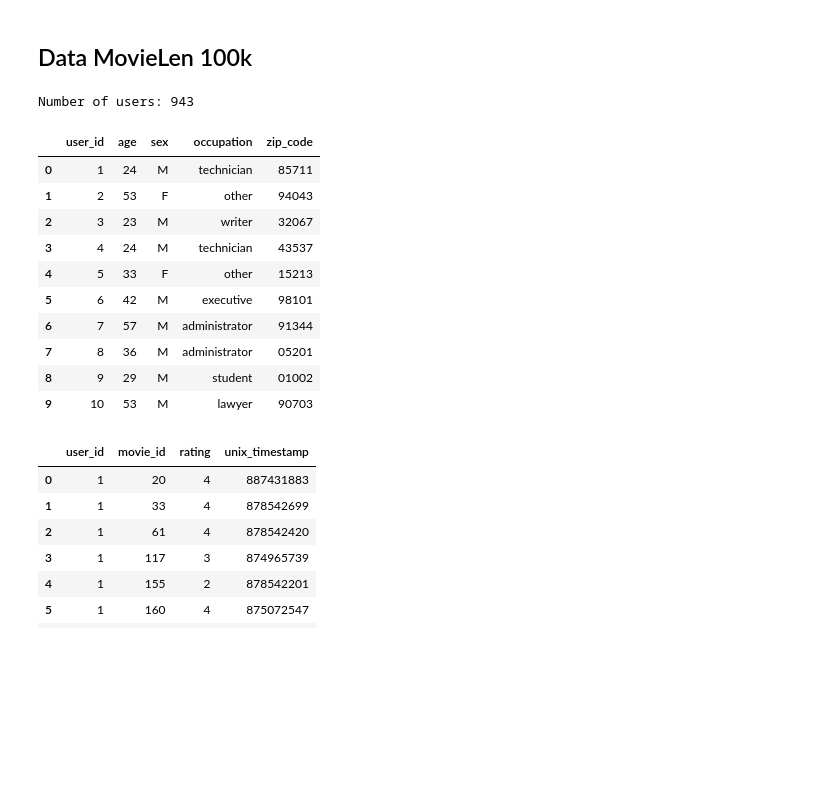
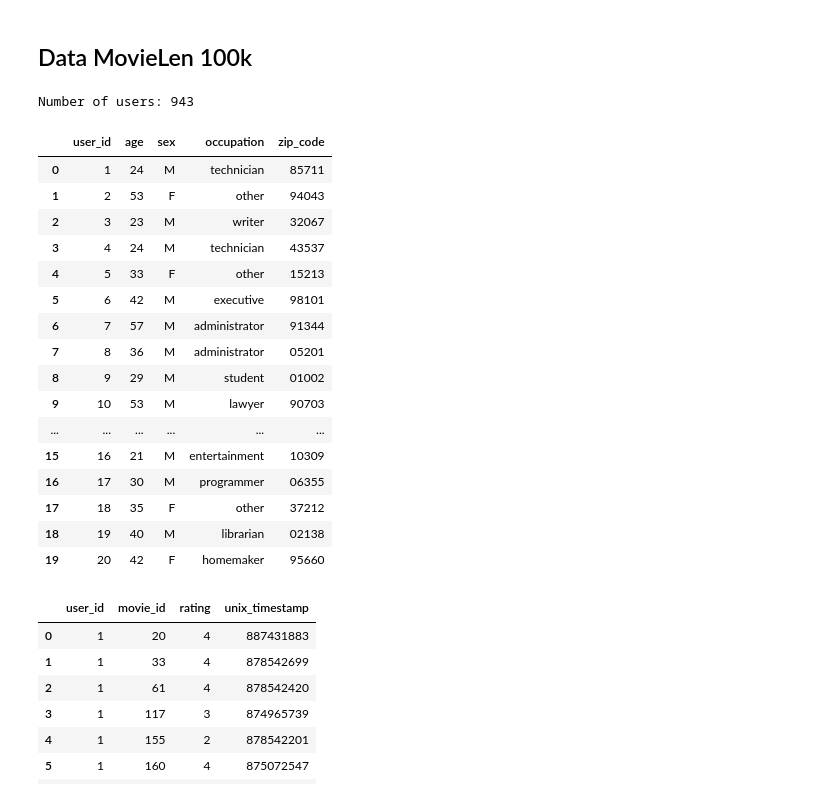
Before and after one commit to Thaibao247/Algorithms-for-recommendation-system, a Jupyter notebook: RecommendationTechniques/01_ Content_based_filtering/demo.ipynb, the cells around one changed output. Cells and saved outputs as stored; diff of their text form; code cells hidden in the pictures; blank space fills up the shorter version.

```diff
--- a/RecommendationTechniques/01_ Content_based_filtering/demo.ipynb
+++ b/RecommendationTechniques/01_ Content_based_filtering/demo.ipynb
@@ -3,24 +3,30 @@
 # %%
 import pandas as pd
 # import user data
 u_cols =  ['user_id', 'age', 'sex', 'occupation', 'zip_code']
 users = pd.read_csv('../Dataset/ml-100k/u.user', sep='|', names=u_cols, encoding='latin-1')
 n_users = users.shape[0]
 print('Number of users:', n_users)
-users.head(10)
+users.head(20)
 # %% [output]
 Number of users: 943
 |  | user_id | age | sex | occupation | zip_code |
 | 0 | 1 | 24 | M | technician | 85711 |
 | 1 | 2 | 53 | F | other | 94043 |
 | 2 | 3 | 23 | M | writer | 32067 |
 | 3 | 4 | 24 | M | technician | 43537 |
 | 4 | 5 | 33 | F | other | 15213 |
 | 5 | 6 | 42 | M | executive | 98101 |
 | 6 | 7 | 57 | M | administrator | 91344 |
 | 7 | 8 | 36 | M | administrator | 05201 |
 | 8 | 9 | 29 | M | student | 01002 |
 | 9 | 10 | 53 | M | lawyer | 90703 |
+| ... | ... | ... | ... | ... | ... |
+| 15 | 16 | 21 | M | entertainment | 10309 |
+| 16 | 17 | 30 | M | programmer | 06355 |
+| 17 | 18 | 35 | F | other | 37212 |
+| 18 | 19 | 40 | M | librarian | 02138 |
+| 19 | 20 | 42 | F | homemaker | 95660 |
 # %%
 # import ratings data
 r_cols = ['user_id', 'movie_id', 'rating', 'unix_timestamp']
```
Also changed, not shown: parts of 9 cells of this notebook.
